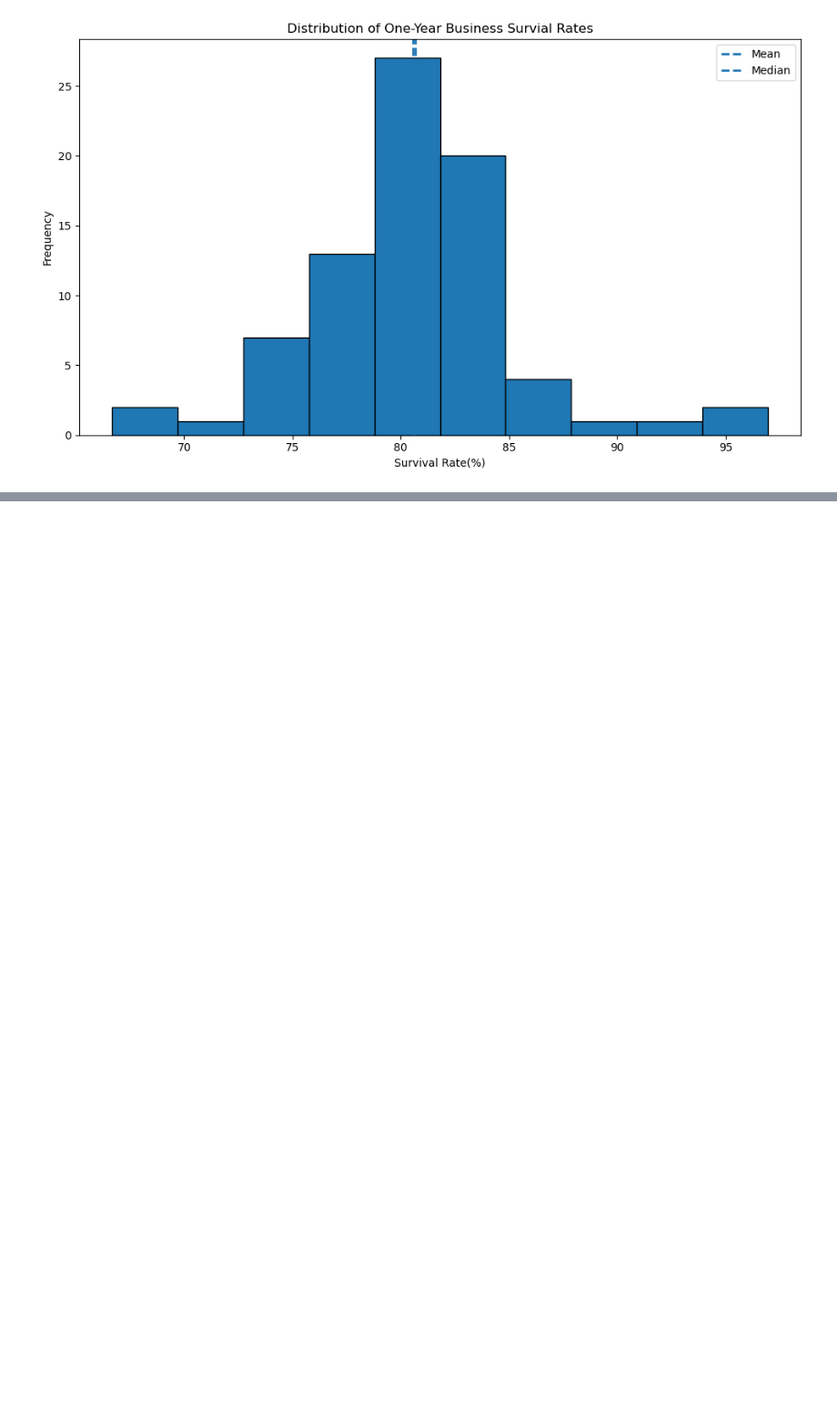
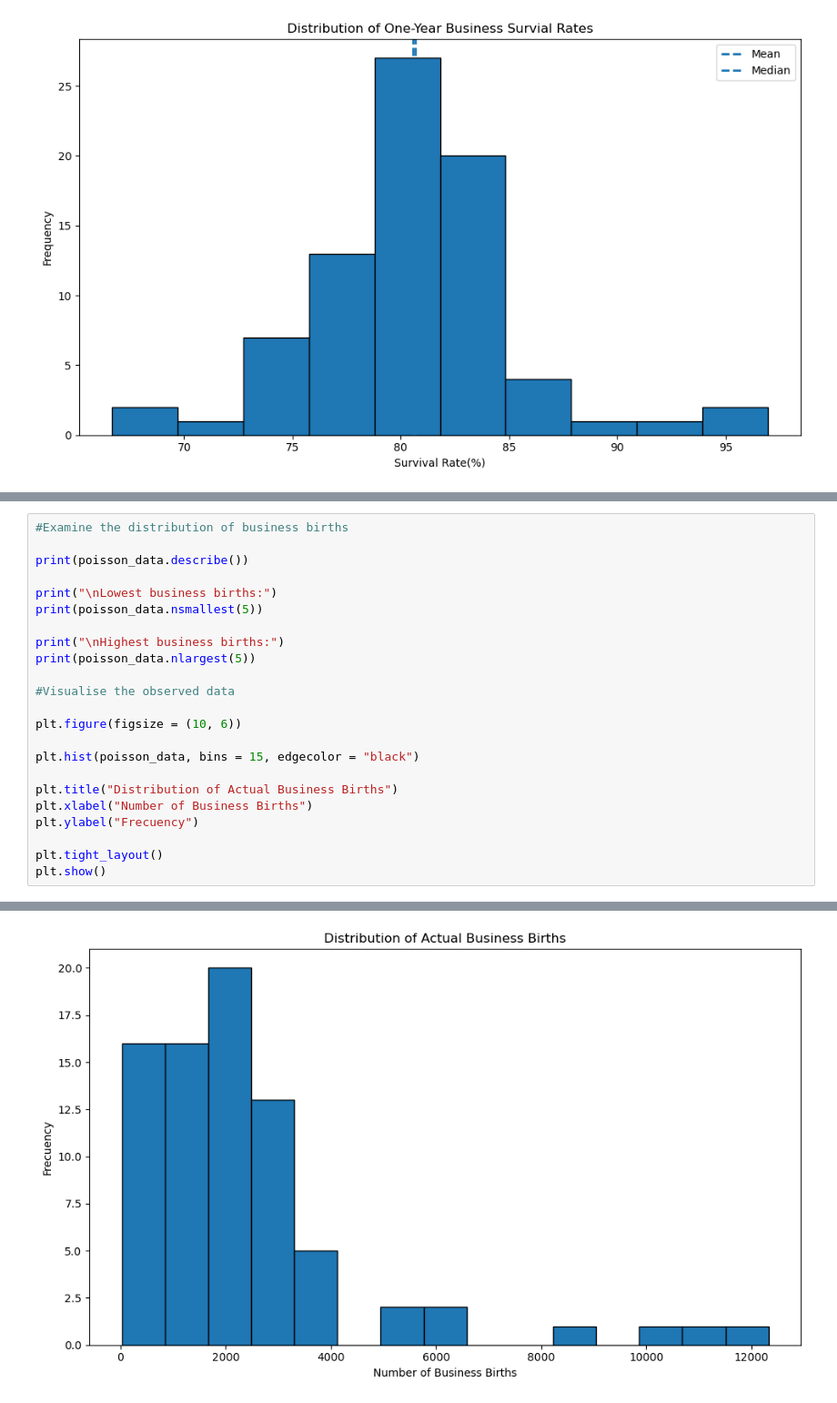
Before and after one commit to 2026679-arch/Statistical-Tech-679, a Jupyter notebook: Stats-CA1-2026679.ipynb, the cells around one changed output, grey strips where cells are left out. Shown at 91% size. Drawn from its saved outputs; the diff is of its cells as text; blank space fills up the shorter version.

```diff
--- a/Stats-CA1-2026679.ipynb
+++ b/Stats-CA1-2026679.ipynb
@@ -388,0 +741,24 @@ plt.show()
+# %%
+#Examine the distribution of business births
+
+print(poisson_data.describe())
+
+print("\nLowest business births:")
+print(poisson_data.nsmallest(5))
+
+print("\nHighest business births:")
+print(poisson_data.nlargest(5))
+
+#Visualise the observed data
+
+plt.figure(figsize = (10, 6))
+
+plt.hist(poisson_data, bins = 15, edgecolor = "black")
+
+plt.title("Distribution of Actual Business Births")
+plt.xlabel("Number of Business Births")
+plt.ylabel("Frecuency")
+
+plt.tight_layout()
+plt.show()
+# %% [output]
@@ -388,0 +782 @@ plt.show()
+[figure, added]
```
Also changed, not shown: parts of 43 cells of this notebook, 3 other files.
